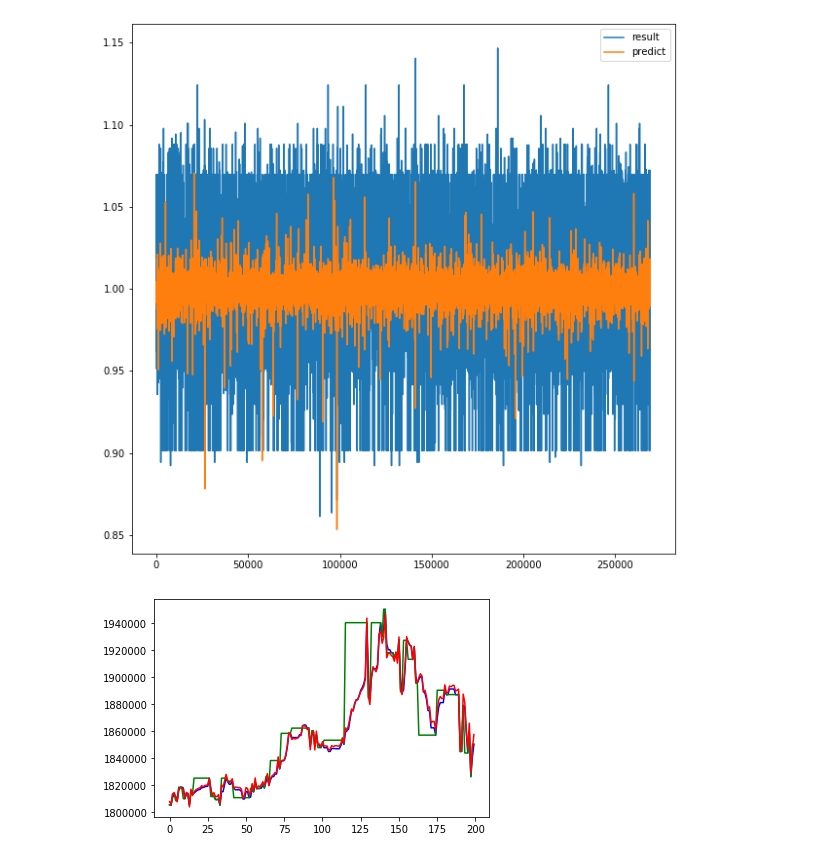
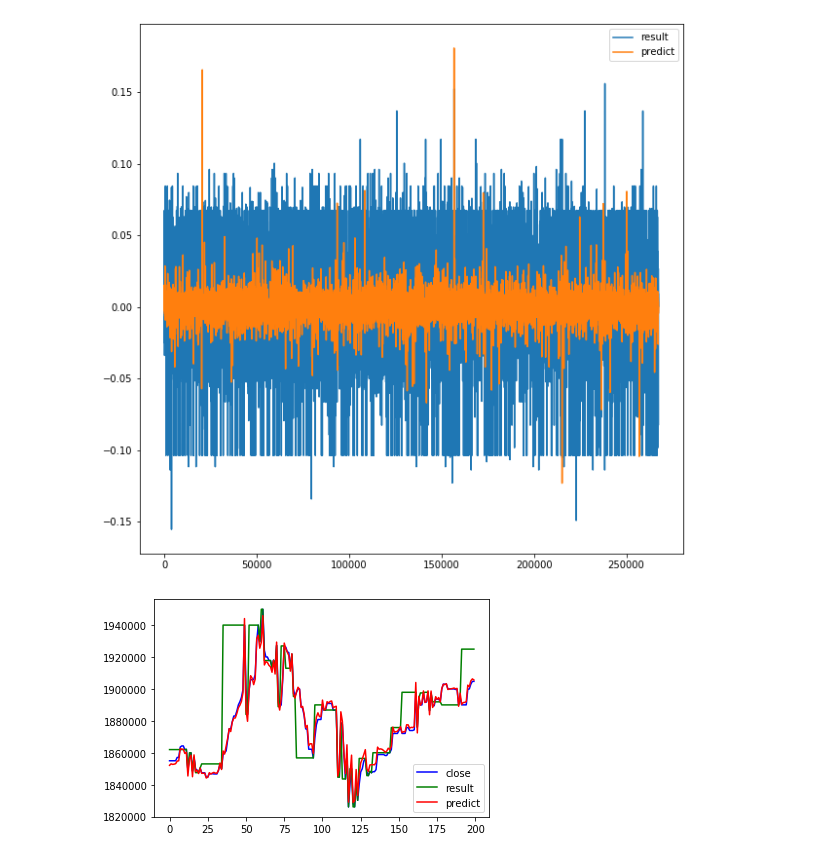
Before and after one commit to awesomest/mytrader, a Jupyter notebook: create_model.ipynb, the cells around one changed output. Cells and saved outputs as stored; diff of their text form; code cells hidden in the pictures.

Commit message:
Use log instead percentage of open

```diff
--- a/create_model.ipynb
+++ b/create_model.ipynb
@@ -14,7 +14,7 @@ def plot(x, y_result, y_predict):
     plt.show()
 
 def main():
-    file_name = "v0.0.11-test"
+    file_name = "v0.0.12-test"
     csv = pd.read_csv("datasets/" + file_name + ".csv")
     # 最後20%のデータでテスト
     test_start = int(len(csv) * 0.8)
@@ -61,25 +61,32 @@ if __name__ == "__main__":
-[figure, old version]
+[figure, new version]
 # %%
+import numpy as np
+import pickle
+import pandas as pd
+import matplotlib.pyplot as plt
+from datetime import datetime as dt
 from mylib import bitcoin
+%matplotlib inline
 
-file_name = "v0.0.11-test"
+file_name = "v0.0.12-test"
 csv = pd.read_csv("datasets/" + file_name + ".csv")
 with open("models/" + file_name + ".pickle", mode="rb") as file:
     model = pickle.load(file)
 
-x = csv[416800:417000]
+x = csv[406800:407000]
 x.reset_index(drop=True, inplace=True)
 y_close = list(x["close"])
-y_extreme60 = list(x["open"] * x["next_extreme"])
+y_extreme60 = list(np.exp(x["open_log"] + x["next_extreme_log"]))
 p = list(model.predict(x[bitcoin.TRAIN_COLUMNS]))
 pred = pd.DataFrame(p)
 pred.columns = ["pred"]
-y_predict = pred["pred"] * x["open"]
+y_predict = np.exp(pred["pred"] + x["open_log"])
 
 #_, (ax1, ax2) = plt.subplots(2, 1, figsize=(10, 10))
 plt.plot(list(range(len(x))), y_close, color="blue", label='close')
 plt.plot(list(range(len(x))), y_extreme60, color="green", label='result')
 plt.plot(list(range(len(x))), y_predict, color="red", label='predict')
+plt.legend()
 plt.show()
 # %% [output]
-[figure, old version]
+[figure, new version]
```
Also changed, not shown: parts of 2 cells of this notebook, 5 other files.
